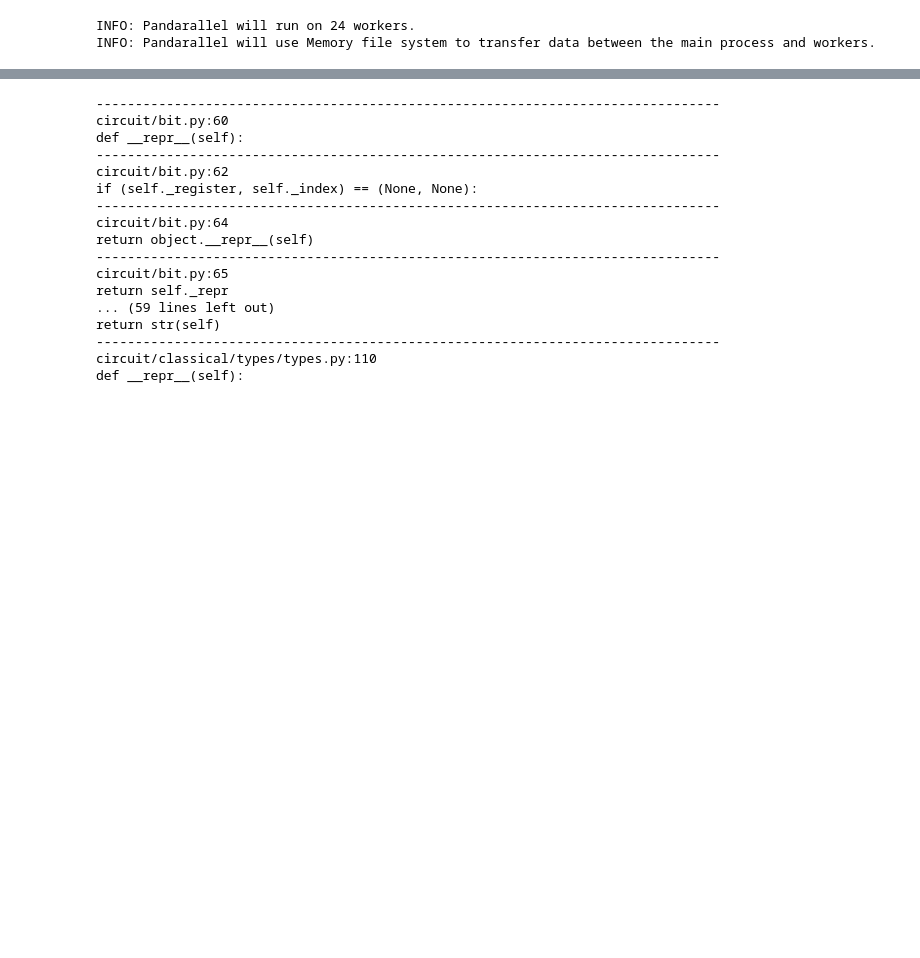
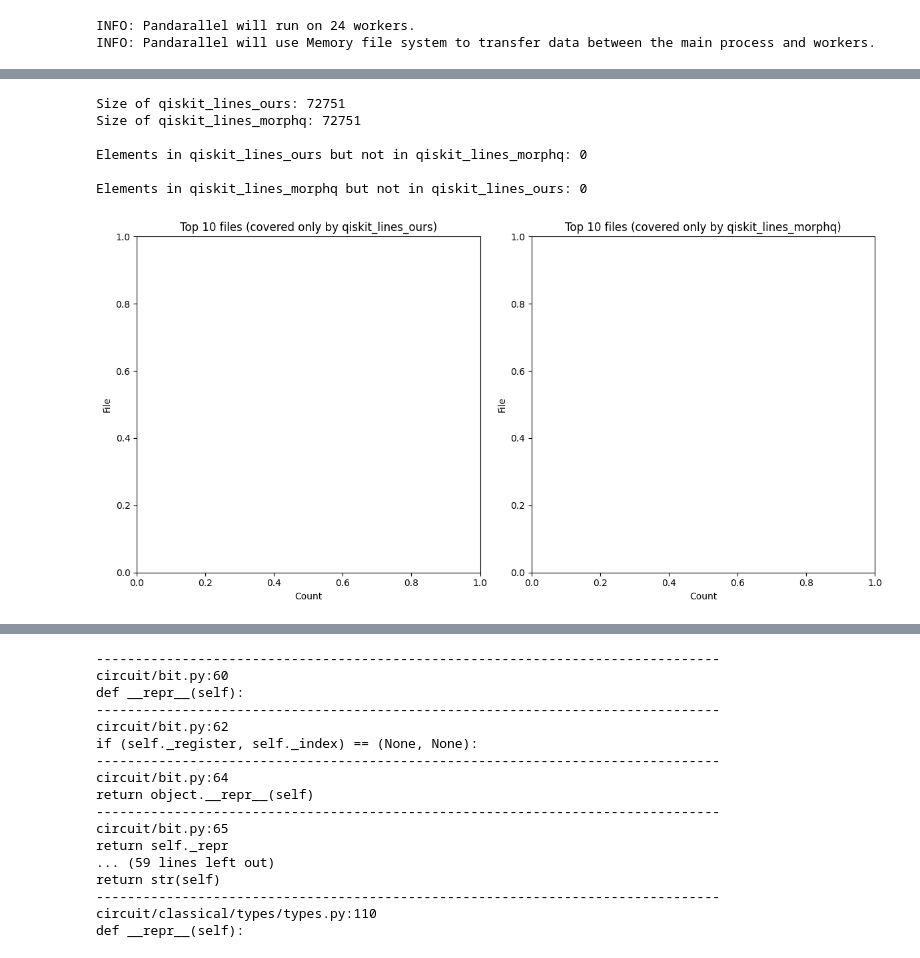
Before and after one commit to sola-st/qite-quantum-platform-testing, a Jupyter notebook: notebooks/025_Coverage_Rust.ipynb, the cells around one changed output, grey strips where cells are left out. Saved outputs shown, nothing was run; the diff lists cells and outputs as text; code cells hidden in the pictures; blank space fills up the shorter version.

```diff
--- a/notebooks/025_Coverage_Rust.ipynb
+++ b/notebooks/025_Coverage_Rust.ipynb
@@ -377,0 +432,71 @@ Lines in morphq but not in ours: 0
+# %%
+def compare_sets(
+        set1, set2, name1="Set 1", name2="Set 2", top_k=10, color1="blue",
+        color2="red"):
+    """
+    Compare two sets and print their differences in a formatted way.
+
+    Args:
+        set1: First set to compare
+        set2: Second set to compare
+        name1: Name identifier for first set
+        name2: Name identifier for second set
+        top_k: Number of elements to print from each difference (default: 10)
+
+    Returns:
+        None
+    """
+    set1_unique = set(set1)
+    set2_unique = set(set2)
+
+    # Difference in sizes
+    print(f"Size of {name1}: {len(set1_unique)}")
+    print(f"Size of {name2}: {len(set2_unique)}")
+
+    # Elements present in set1 but not in set2
+    diff_set1 = set1_unique - set2_unique
+    print(f"\nElements in {name1} but not in {name2}: {len(diff_set1)}")
+    for item in sorted(diff_set1)[:top_k]:
+        print(f"  {item}")
+
+    # Elements present in set2 but not in set1
+    diff_set2 = set2_unique - set1_unique
+    print(f"\nElements in {name2} but not in {name1}: {len(diff_set2)}")
+    for item in sorted(diff_set2)[:top_k]:
+        print(f"  {item}")
+
+    # remove the line number:
+    diff_set1_files = [line.split(":")[0] for line in diff_set1]
+    diff_set2_files = [line.split(":")[0] for line in diff_set2]
+
+    # print countplot of the differences make it horizontal and keep only the
+    # top 10 most popular files
+    # two plots next to each other
+    fig, ax = plt.subplots(1, 2, figsize=(12, 6))
+    sns.countplot(y=diff_set1_files, ax=ax[0], order=pd.Series(
+        diff_set1_files).value_counts().index[:top_k], color=color1)
+    ax[0].set_title(f"Top {top_k} files (covered only by {name1})")
+    ax[0].set_ylabel('File')
+    ax[0].set_xlabel('Count')
+
+    sns.countplot(y=diff_set2_files, ax=ax[1], order=pd.Series(
+        diff_set2_files).value_counts().index[:top_k], color=color2)
+    ax[1].set_title(f"Top {top_k} files (covered only by {name2})")
+    ax[1].set_ylabel('File')
+    ax[1].set_xlabel('Count')
+
+    plt.tight_layout()
+    plt.show()
+
+
+# Example usage
+compare_sets(qiskit_lines_ours, qiskit_lines_morphq,
+             "qiskit_lines_ours", "qiskit_lines_morphq")
+# %% [output]
+Size of qiskit_lines_ours: 72751
+Size of qiskit_lines_morphq: 72751
+
+Elements in qiskit_lines_ours but not in qiskit_lines_morphq: 0
+
+Elements in qiskit_lines_morphq but not in qiskit_lines_ours: 0
+[figure, added]
```
Also changed, not shown: parts of 13 cells of this notebook, 1 other file.
